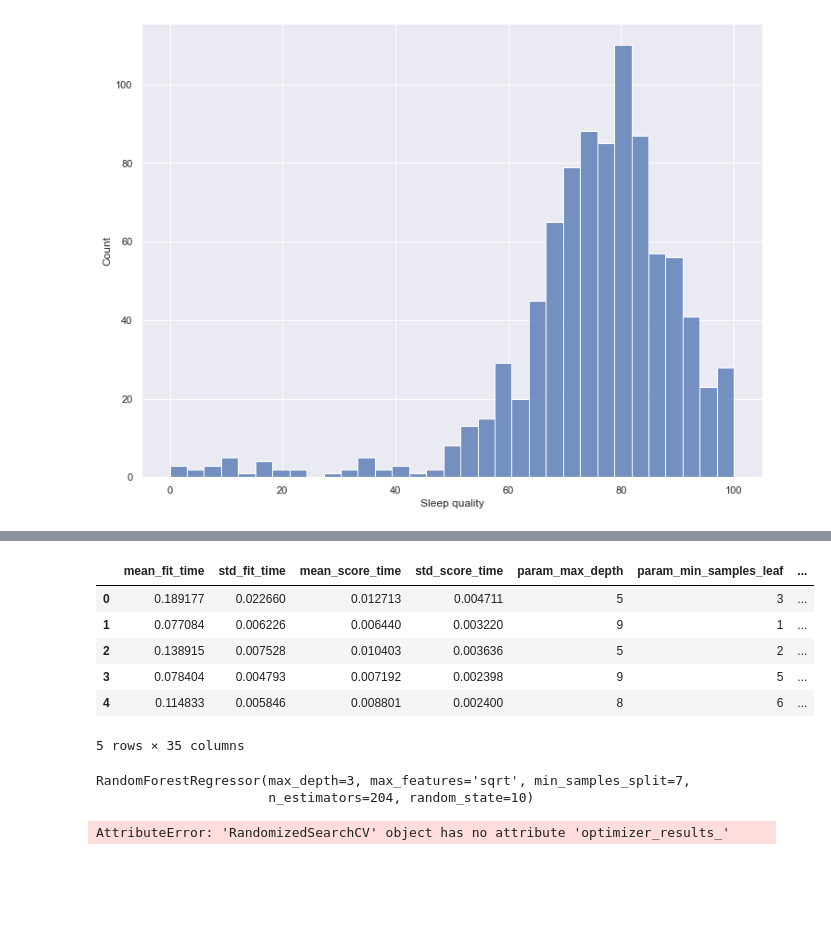
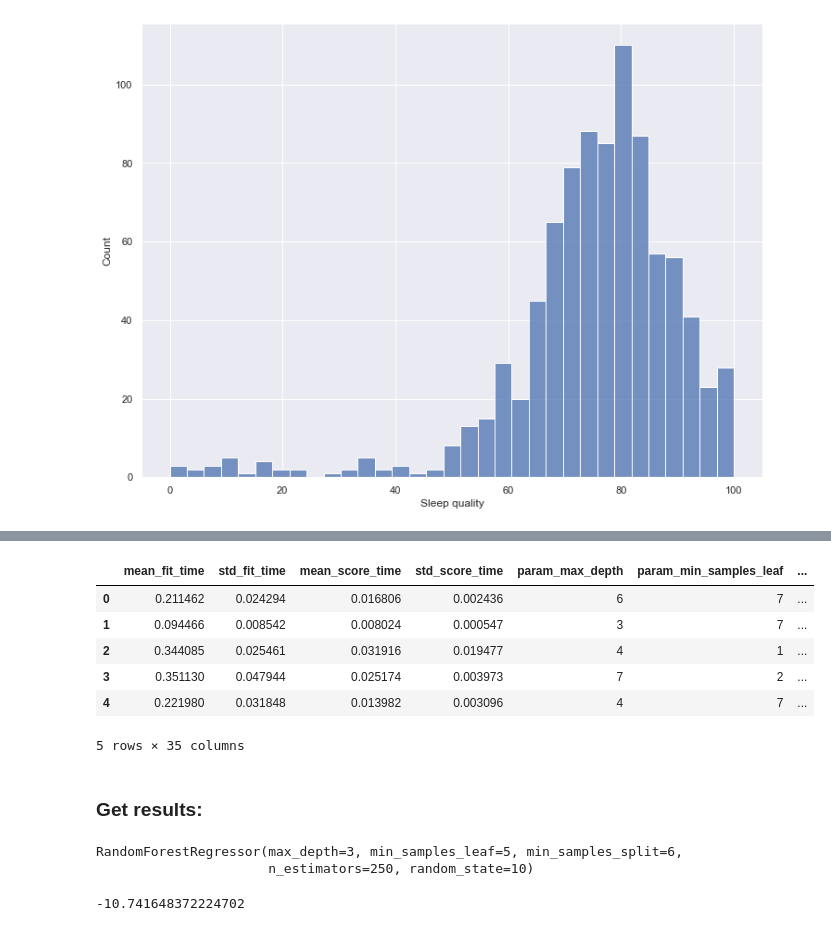
Before and after one commit to BorisBorisov33/Intelligent_Systems, a Jupyter notebook: ML_analysis.ipynb, the cells around one changed output, grey strips where cells are left out. Drawn from its saved outputs; the diff is of its cells as text; code cells hidden in the pictures; blank space fills up the shorter version.

```diff
--- a/ML_analysis.ipynb
+++ b/ML_analysis.ipynb
@@ -96,6 +83,9 @@ from sklearn.model_selection import GridSearchCV
 from sklearn.model_selection import RepeatedKFold
 # %%
 rf = RandomForestRegressor()
+df.dropna(inplace=True)
+X = df[['Time in bed', 'Start time in second','End time in second','Activity (steps)','External_fact']].values
+y = df['Sleep quality'].values
 X_train, X_test, y_train, y_test = train_test_split(X, y, test_size=0.2)
 # %%
 n_estimators = range(1,200,2)
@@ -131,7 +102,7 @@ warnings.simplefilter("ignore")
 rf = RandomForestRegressor()
 X_train, X_test, y_train, y_test = train_test_split(X, y, test_size=0.2)
 
-N_ITER = 54
+N_ITER = 100
 N_JOBS = 1
 K_FOLDS = 10
 N_ITER_NO_CHANGE = 100
@@ -169,4 +140,4 @@ Best Test Score:  -11.352146291681077
 # %%
-df = pd.DataFrame(search_space.cv_results_)
+search_space_df = pd.DataFrame(search_space.cv_results_)
 # %%
 # relplot lineplot
@@ -192,17 +164,21 @@ sns.kdeplot(
 # %%
-df.head()
+search_space_df.head()
 # %% [output]
 |  | mean_fit_time | std_fit_time | mean_score_time | std_score_time | param_max_depth | param_min_samples_leaf | ... |
-| 0 | 0.189177 | 0.022660 | 0.012713 | 0.004711 | 5 | 3 | ... |
-| 1 | 0.077084 | 0.006226 | 0.006440 | 0.003220 | 9 | 1 | ... |
-| 2 | 0.138915 | 0.007528 | 0.010403 | 0.003636 | 5 | 2 | ... |
-| 3 | 0.078404 | 0.004793 | 0.007192 | 0.002398 | 9 | 5 | ... |
-| 4 | 0.114833 | 0.005846 | 0.008801 | 0.002400 | 8 | 6 | ... |
+| 0 | 0.211462 | 0.024294 | 0.016806 | 0.002436 | 6 | 7 | ... |
+| 1 | 0.094466 | 0.008542 | 0.008024 | 0.000547 | 3 | 7 | ... |
+| 2 | 0.344085 | 0.025461 | 0.031916 | 0.019477 | 4 | 1 | ... |
+| 3 | 0.351130 | 0.047944 | 0.025174 | 0.003973 | 7 | 2 | ... |
+| 4 | 0.221980 | 0.031848 | 0.013982 | 0.003096 | 4 | 7 | ... |
 5 rows × 35 columns
+# %% [markdown]
+### Get results:
 # %%
 search_space.best_estimator_
 # %% [output]
-RandomForestRegressor(max_depth=3, max_features='sqrt', min_samples_split=7,
-                      n_estimators=204, random_state=10)
+RandomForestRegressor(max_depth=3, min_samples_leaf=5, min_samples_split=6,
+                      n_estimators=250, random_state=10)
 # %%
 search_space.best_score_
+# %% [output]
+-10.741648372224702
@@ -211,9 +184,0 @@ search_space.param_distributions
-# %%
-import matplotlib.pyplot as plt
-from skopt.plots import plot_objective, plot_histogram
-
-_ = plot_objective(search_space.optimizer_results_[0],
-                   n_minimum_search=int(1e8))
-plt.show()
-# %% [output]
-AttributeError: 'RandomizedSearchCV' object has no attribute 'optimizer_results_'
```
Also changed, not shown: parts of 21 cells of this notebook, 2 other files.
